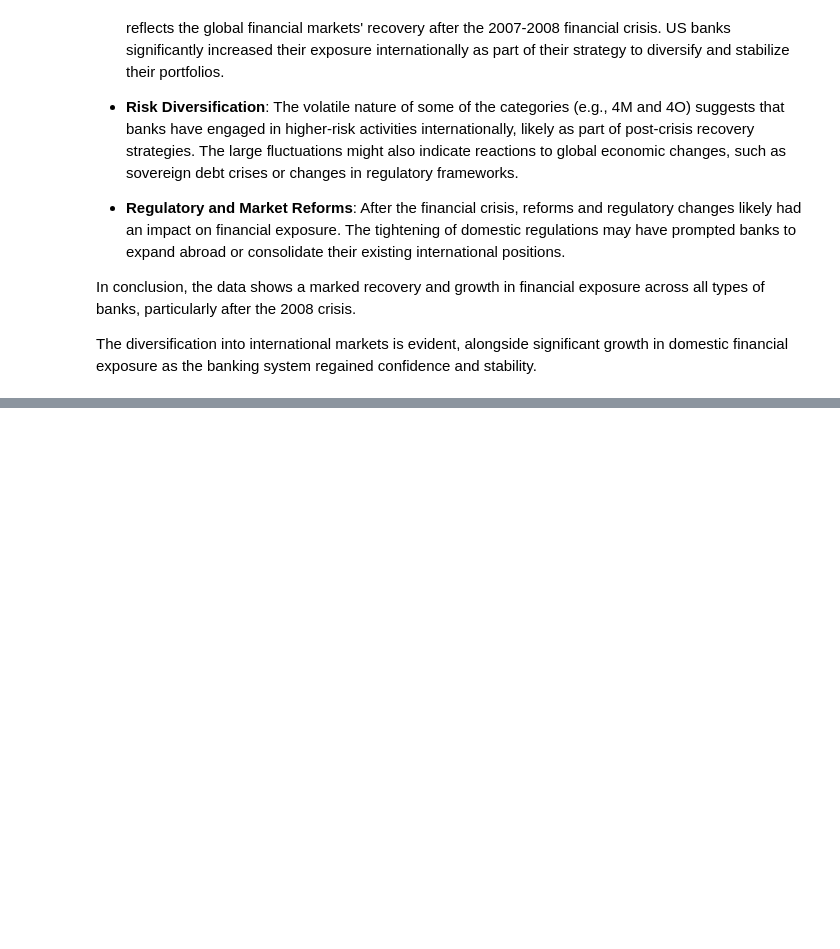
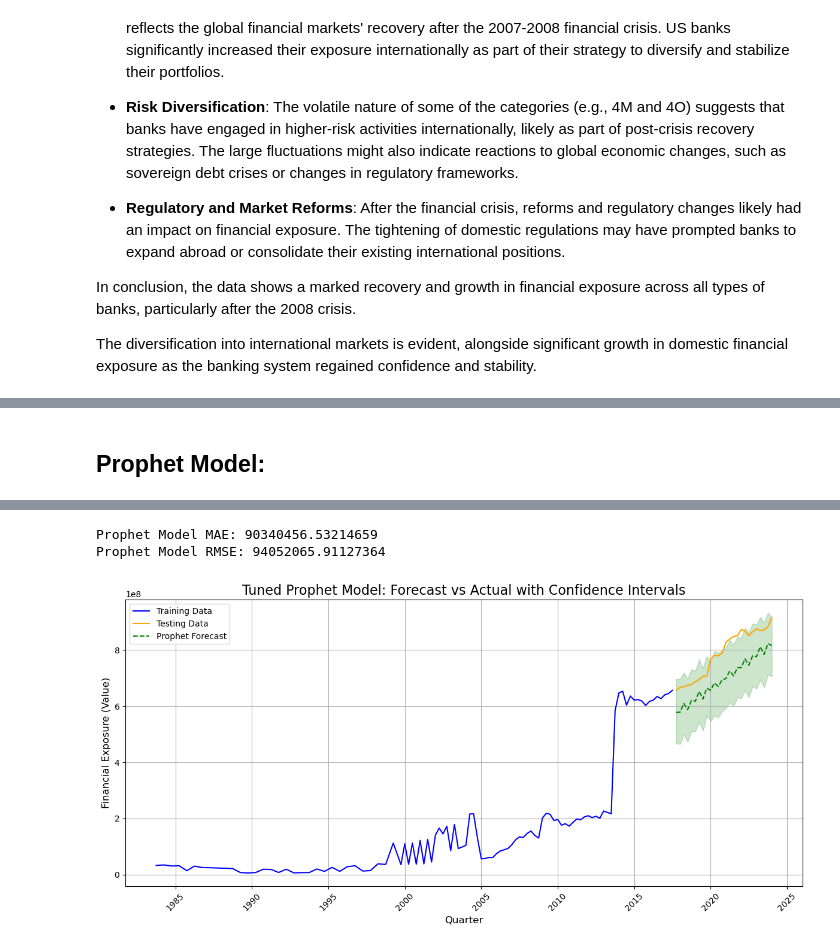
Before and after one commit to olivia3395/GlobalRiskAnalysisUSA, a Jupyter notebook: GlobalRiskAnalysisUSA.ipynb, the cells around one changed output, grey strips where cells are left out. Saved outputs shown, nothing was run; the diff lists cells and outputs as text; code cells hidden in the pictures; blank space fills up the shorter version.

```diff
--- a/GlobalRiskAnalysisUSA.ipynb
+++ b/GlobalRiskAnalysisUSA.ipynb
@@ -664,0 +610,74 @@ The plot depicts the performance of an LSTM model in forecasting USA financial e
+# %% [markdown]
+## Prophet Model:
+# %%
+from prophet import Prophet
+import matplotlib.pyplot as plt
+from sklearn.metrics import mean_absolute_error, mean_squared_error
+import numpy as np
+
+# Step 1: Prepare the data for Prophet
+prophet_data = pd.DataFrame({
+    'ds': bank_data_grouped.index,  # Dates
+    'y': bank_data_grouped.values  # Values
+})
+
+# Step 2: Split the data into training and testing sets (80% training, 20% testing)
+train_size = int(len(prophet_data) * 0.8)
+train_data, test_data = prophet_data[:train_size], prophet_data[train_size:]
+
+# Step 3: Initialize and fit the Prophet model with additional tuning
+model = Prophet(
+    changepoint_prior_scale=0.05,  # More conservative trend change
+    seasonality_prior_scale=10.0,  # Increase flexibility of seasonality
+    yearly_seasonality=True,       # Enable yearly seasonality
+    weekly_seasonality=False       # Disable weekly seasonality as it may not be relevant
+)
+
+# Fit the model
+model.fit(train_data)
+
+# Step 4: Create a DataFrame for future dates to make predictions
+future_dates = model.make_future_dataframe(periods=len(test_data), freq='Q')
+
+# Step 5: Generate the forecast, which includes confidence intervals
+forecast = model.predict(future_dates)
+
+# Extract only the forecasted values for the test period
+test_forecast = forecast[['ds', 'yhat', 'yhat_lower', 'yhat_upper']].iloc[-len(test_data):]
+
+# Step 6: Calculate error metrics to evaluate Prophet model performance
+mae_prophet = mean_absolute_error(test_data['y'], test_forecast['yhat'])
+rmse_prophet = np.sqrt(mean_squared_error(test_data['y'], test_forecast['yhat']))
+
+print(f"Prophet Model MAE: {mae_prophet}")
+print(f"Prophet Model RMSE: {rmse_prophet}")
+
+# Step 7: Plot the results with confidence intervals
+plt.figure(figsize=(12, 6))
+
+# Plot training data
+plt.plot(train_data['ds'], train_data['y'], color='blue', label='Training Data')
+
+# Plot testing data
+plt.plot(test_data['ds'], test_data['y'], color='orange', label='Testing Data')
+
+# Plot forecasted data from Prophet model
+plt.plot(test_forecast['ds'], test_forecast['yhat'], color='green', linestyle='--', label='Prophet Forecast')
+
+# Plot confidence intervals for the forecast
+plt.fill_between(test_forecast['ds'], test_forecast['yhat_lower'], test_forecast['yhat_upper'], color='green', alpha=0.2)
+
+# Set plot titles and labels
+plt.title('Tuned Prophet Model: Forecast vs Actual with Confidence Intervals', fontsize=16)
+plt.xlabel('Quarter', fontsize=12)
+plt.ylabel('Financial Exposure (Value)', fontsize=12)
+plt.legend(loc='upper left')
+plt.grid(True)
+
+# Rotate x-axis labels for better readability
+plt.xticks(rotation=45)
+
+# Tighten layout and show plot
+plt.tight_layout()
+plt.show()
+# %% [output]
@@ -664,0 +686,3 @@ The plot depicts the performance of an LSTM model in forecasting USA financial e
+Prophet Model MAE: 90340456.53214659
+Prophet Model RMSE: 94052065.91127364
+[figure, added]
```
Also changed, not shown: parts of 39 cells of this notebook, 1 other file.
